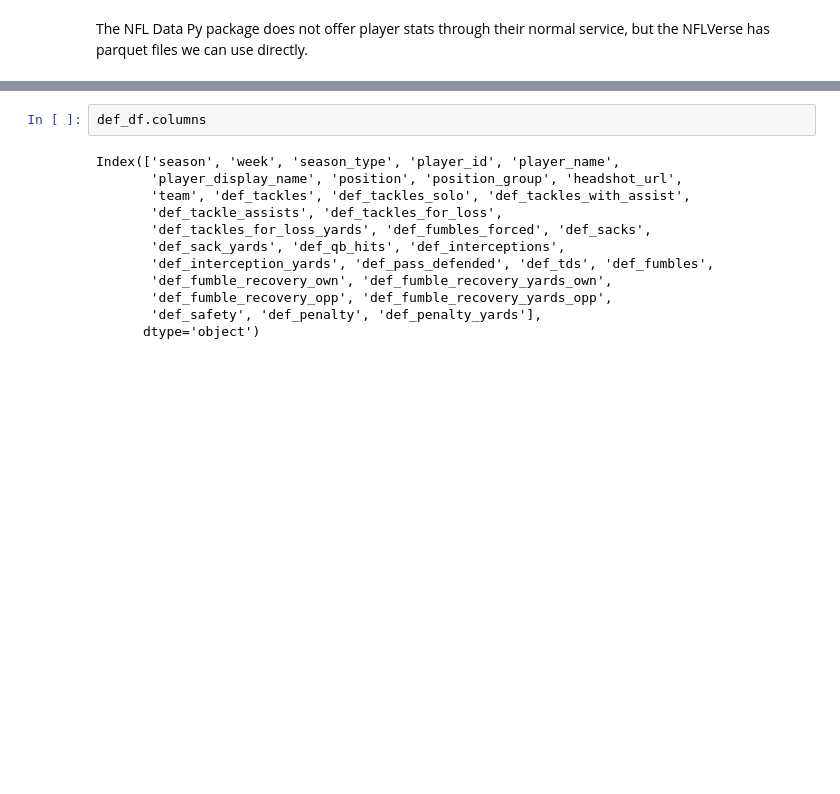
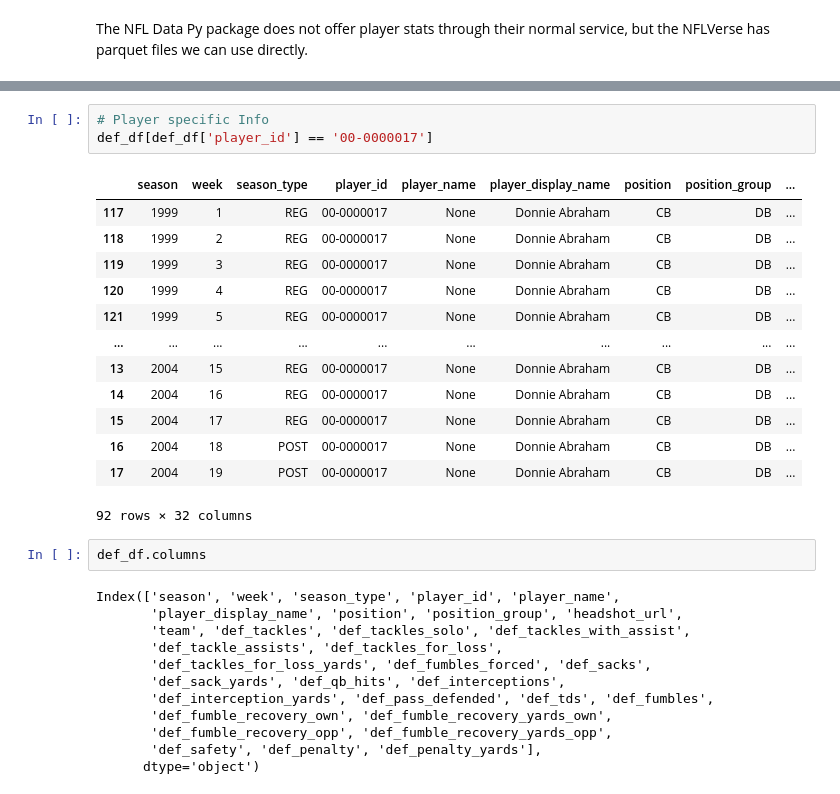
Before and after one commit to joe-harter/nfl-analysis, a Jupyter notebook: nfl_def_player_stats_exploration.ipynb, the cells around one changed output, grey strips where cells are left out. Cells and saved outputs as stored; diff of their text form; blank space fills up the shorter version.

```diff
--- a/nfl_def_player_stats_exploration.ipynb
+++ b/nfl_def_player_stats_exploration.ipynb
@@ -17,3 +18,20 @@ def_df.head()
+# %%
+# Player specific Info
+def_df[def_df['player_id'] == '00-0000017']
+# %% [output]
+|  | season | week | season_type | player_id | player_name | player_display_name | position | position_group | ... |
+| 117 | 1999 | 1 | REG | 00-0000017 | None | Donnie Abraham | CB | DB | ... |
+| 118 | 1999 | 2 | REG | 00-0000017 | None | Donnie Abraham | CB | DB | ... |
+| 119 | 1999 | 3 | REG | 00-0000017 | None | Donnie Abraham | CB | DB | ... |
+| 120 | 1999 | 4 | REG | 00-0000017 | None | Donnie Abraham | CB | DB | ... |
+| 121 | 1999 | 5 | REG | 00-0000017 | None | Donnie Abraham | CB | DB | ... |
+| ... | ... | ... | ... | ... | ... | ... | ... | ... | ... |
+| 13 | 2004 | 15 | REG | 00-0000017 | None | Donnie Abraham | CB | DB | ... |
+| 14 | 2004 | 16 | REG | 00-0000017 | None | Donnie Abraham | CB | DB | ... |
+| 15 | 2004 | 17 | REG | 00-0000017 | None | Donnie Abraham | CB | DB | ... |
+| 16 | 2004 | 18 | POST | 00-0000017 | None | Donnie Abraham | CB | DB | ... |
+| 17 | 2004 | 19 | POST | 00-0000017 | None | Donnie Abraham | CB | DB | ... |
+92 rows × 32 columns
 # %%
 def_df.columns
 # %% [output]
```
Also changed, not shown: parts of 4 cells of this notebook, 5 other files.
